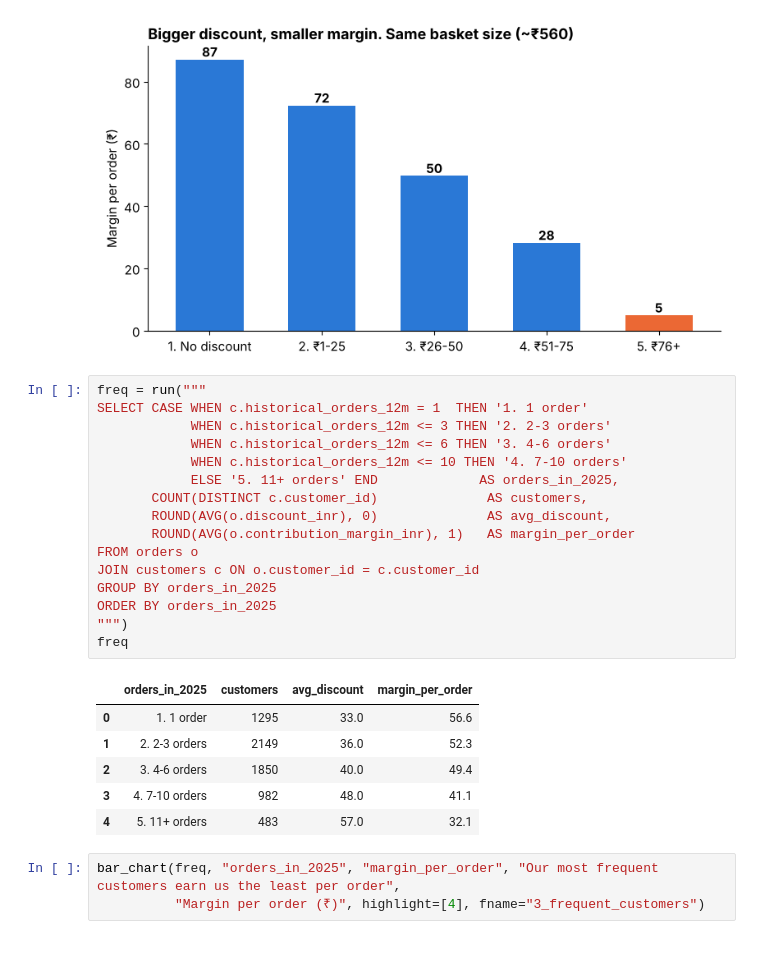
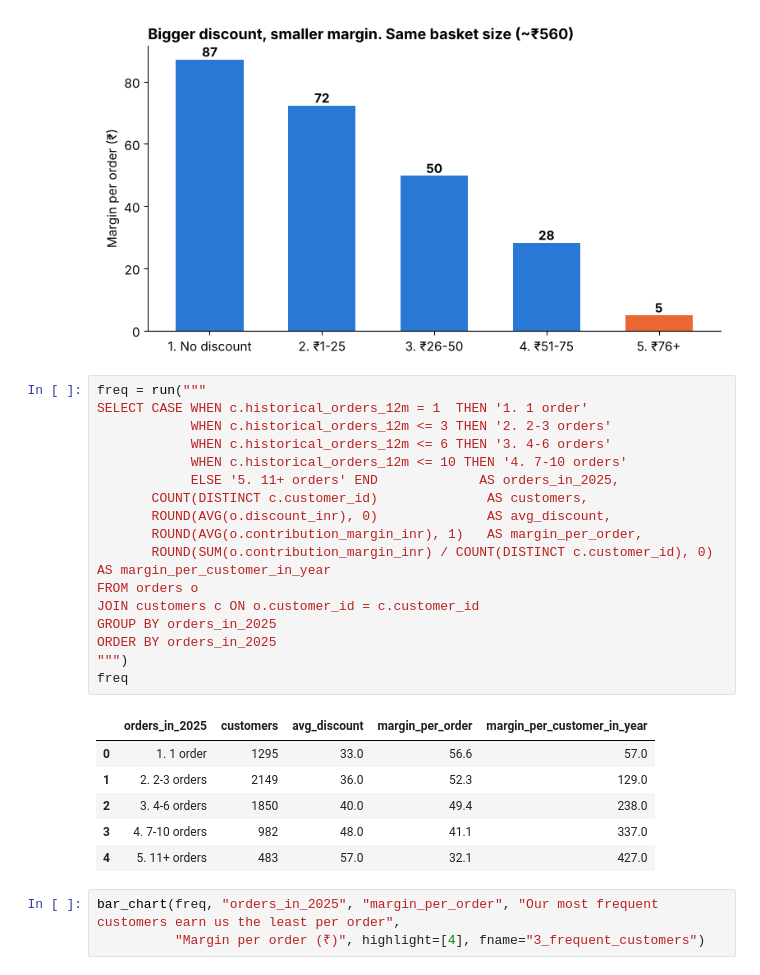
Before and after one commit to Aritra-20/swiftbasket-profitable-growth, a Jupyter notebook: notebooks/swiftbasket_analysis.ipynb, the cells around one changed output. Drawn from its saved outputs; the diff is of its cells as text.

```diff
--- a/notebooks/swiftbasket_analysis.ipynb
+++ b/notebooks/swiftbasket_analysis.ipynb
@@ -317,26 +347,27 @@ bar_chart(disc, "discount_size", "margin_per_order", "Bigger discount, smaller m
 # %%
 freq = run("""
 SELECT CASE WHEN c.historical_orders_12m = 1  THEN '1. 1 order'
             WHEN c.historical_orders_12m <= 3 THEN '2. 2-3 orders'
             WHEN c.historical_orders_12m <= 6 THEN '3. 4-6 orders'
             WHEN c.historical_orders_12m <= 10 THEN '4. 7-10 orders'
             ELSE '5. 11+ orders' END             AS orders_in_2025,
        COUNT(DISTINCT c.customer_id)              AS customers,
        ROUND(AVG(o.discount_inr), 0)              AS avg_discount,
-       ROUND(AVG(o.contribution_margin_inr), 1)   AS margin_per_order
+       ROUND(AVG(o.contribution_margin_inr), 1)   AS margin_per_order,
+       ROUND(SUM(o.contribution_margin_inr) / COUNT(DISTINCT c.customer_id), 0) AS margin_per_customer_in_year
 FROM orders o
 JOIN customers c ON o.customer_id = c.customer_id
 GROUP BY orders_in_2025
 ORDER BY orders_in_2025
 """)
 freq
 # %% [output]
-|  | orders_in_2025 | customers | avg_discount | margin_per_order |
-| 0 | 1. 1 order | 1295 | 33.0 | 56.6 |
-| 1 | 2. 2-3 orders | 2149 | 36.0 | 52.3 |
-| 2 | 3. 4-6 orders | 1850 | 40.0 | 49.4 |
-| 3 | 4. 7-10 orders | 982 | 48.0 | 41.1 |
-| 4 | 5. 11+ orders | 483 | 57.0 | 32.1 |
+|  | orders_in_2025 | customers | avg_discount | margin_per_order | margin_per_customer_in_year |
+| 0 | 1. 1 order | 1295 | 33.0 | 56.6 | 57.0 |
+| 1 | 2. 2-3 orders | 2149 | 36.0 | 52.3 | 129.0 |
+| 2 | 3. 4-6 orders | 1850 | 40.0 | 49.4 | 238.0 |
+| 3 | 4. 7-10 orders | 982 | 48.0 | 41.1 | 337.0 |
+| 4 | 5. 11+ orders | 483 | 57.0 | 32.1 | 427.0 |
 # %%
 bar_chart(freq, "orders_in_2025", "margin_per_order", "Our most frequent customers earn us the least per order",
           "Margin per order (₹)", highlight=[4], fname="3_frequent_customers")
```
Also changed, not shown: parts of 3 cells of this notebook, 3 other files.
